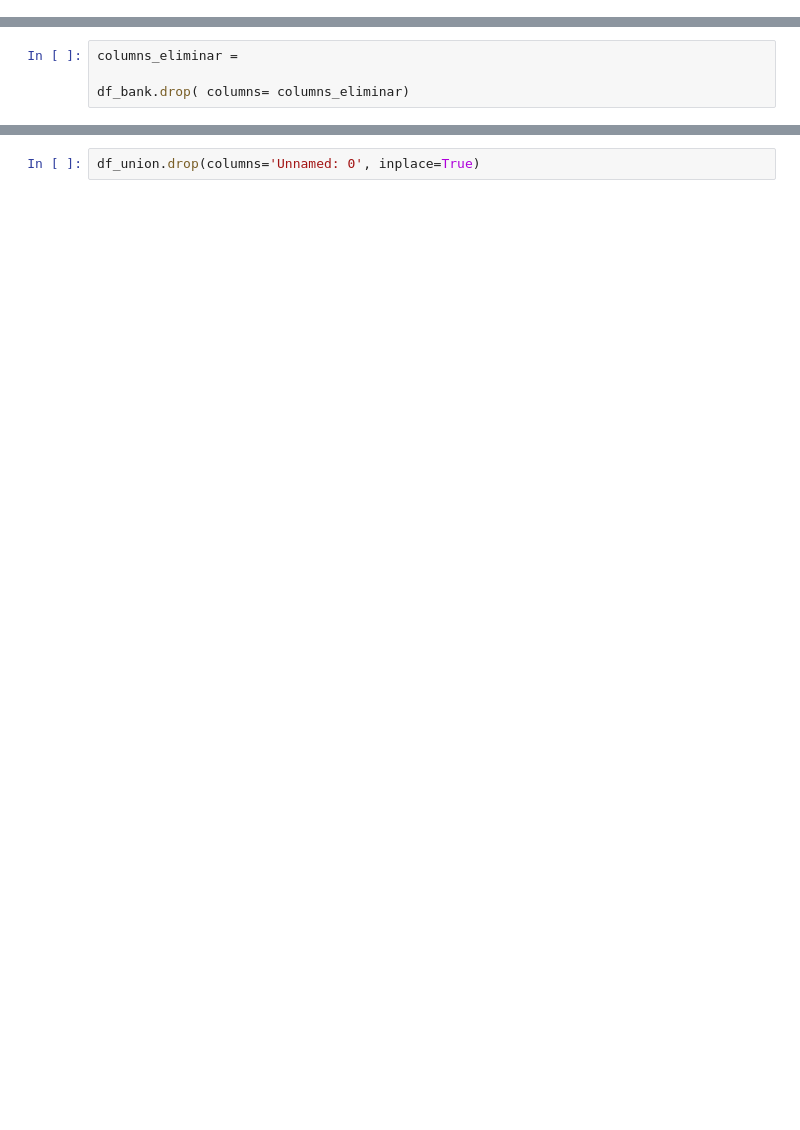
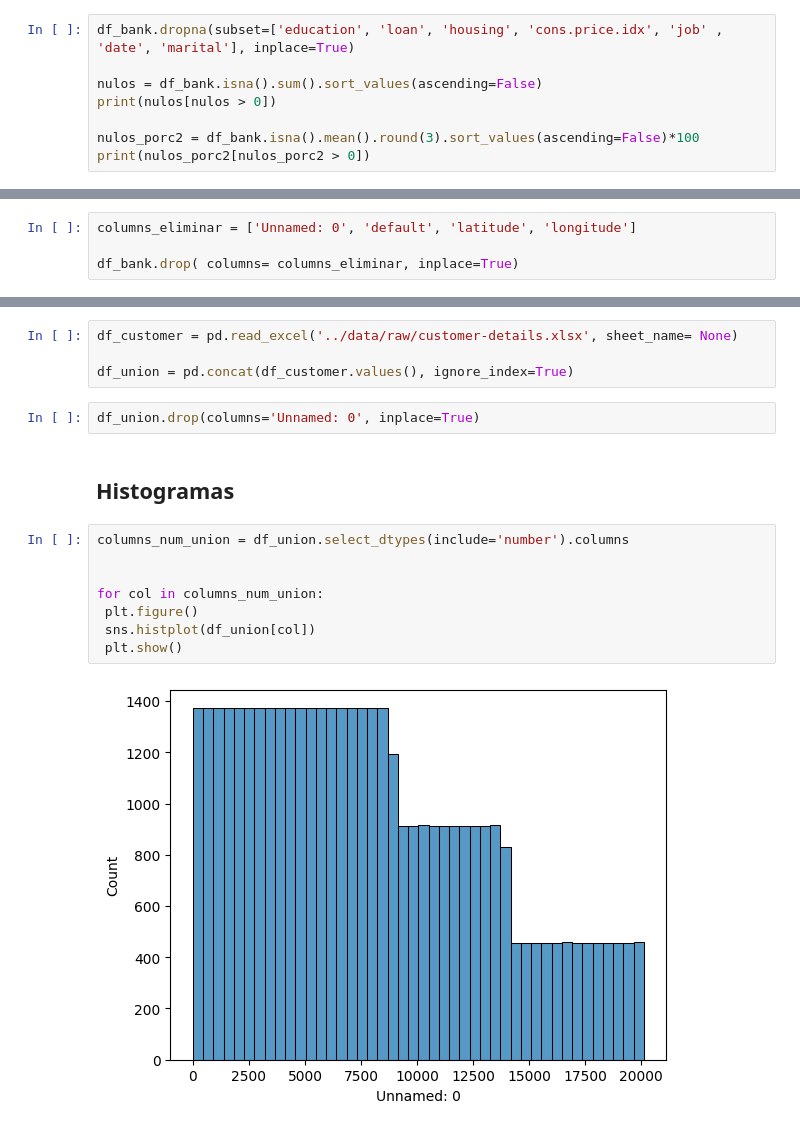
Before and after one commit to C4rl0s1515/Proyecto_EDA_Analisis_de_Suscripcion_a_Depositos_Bancarios, a Jupyter notebook: notebook/02_Limpieza.ipynb, the cells around one changed output, grey strips where cells are left out. Saved outputs shown, nothing was run; the diff lists cells and outputs as text; blank space fills up the shorter version.

```diff
--- a/notebook/02_Limpieza.ipynb
+++ b/notebook/02_Limpieza.ipynb
@@ -47,0 +186,8 @@ Name: date, Length: 43000, dtype: object
+# %%
+df_bank.dropna(subset=['education', 'loan', 'housing', 'cons.price.idx', 'job' , 'date', 'marital'], inplace=True)
+
+nulos = df_bank.isna().sum().sort_values(ascending=False)
+print(nulos[nulos > 0])
+
+nulos_porc2 = df_bank.isna().mean().round(3).sort_values(ascending=False)*100
+print(nulos_porc2[nulos_porc2 > 0])
@@ -76,4 +217,4 @@ Como podemos ver no existen duplicados.
 # %%
-columns_eliminar =
+columns_eliminar = ['Unnamed: 0', 'default', 'latitude', 'longitude']
 
-df_bank.drop( columns= columns_eliminar)
+df_bank.drop( columns= columns_eliminar, inplace=True)
@@ -254,5 +363,21 @@ Distribución de la columna housing
 Distribución de la columna loan
 [figure]
 ... (7 outputs left out)
+# %%
+df_customer = pd.read_excel('../data/raw/customer-details.xlsx', sheet_name= None)
+
+df_union = pd.concat(df_customer.values(), ignore_index=True)
 # %%
 df_union.drop(columns='Unnamed: 0', inplace=True)
+# %% [markdown]
+## Histogramas
+# %%
+columns_num_union = df_union.select_dtypes(include='number').columns
+
+
+for col in columns_num_union:
+ plt.figure()
+ sns.histplot(df_union[col])
+ plt.show()
+# %% [output]
+[figure, added]
```
Also changed, not shown: parts of 48 cells of this notebook, 3 other files.
